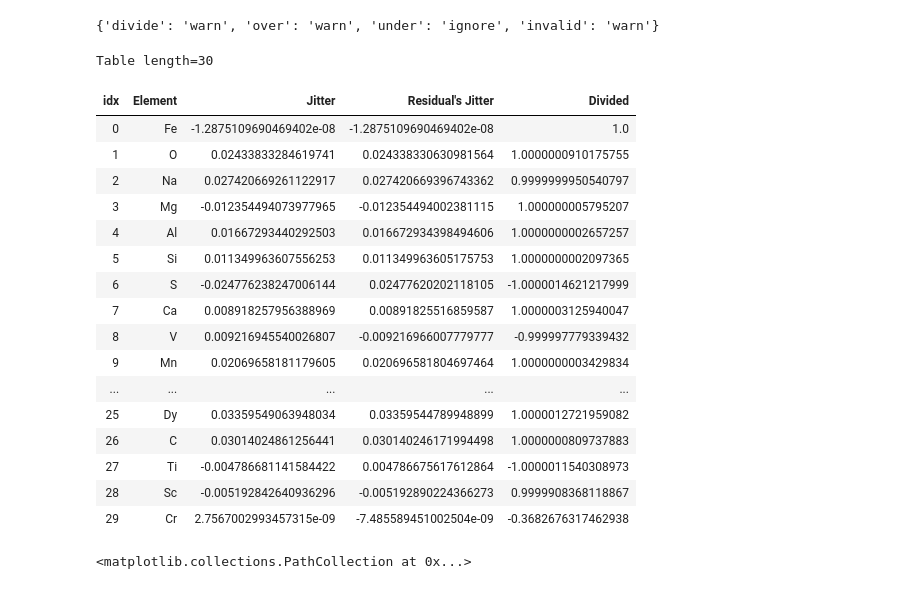
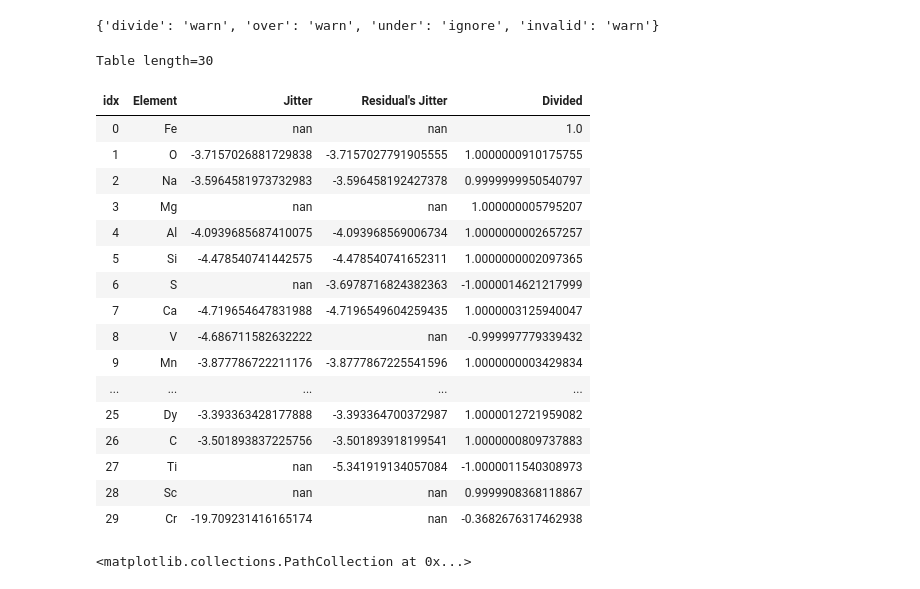
Before and after one commit to ilanadoran23/cca2019, a Jupyter notebook: 1D and 2D Likelihoods.ipynb, the cells around one changed output. Drawn from its saved outputs; the diff is of its cells as text; code cells hidden in the pictures.

```diff
--- a/1D and 2D Likelihoods.ipynb
+++ b/1D and 2D Likelihoods.ipynb
@@ -193,27 +193,27 @@ for r, name in enumerate(elements):
     residuals_jitter = scipy.optimize.minimize(nlnL, ig, args = (t['age'], age_abund_resid, t[name + '_err']))
     one_d_residuals_jitter.append(residuals_jitter['x'][2])
 # %%
-Table([elements, one_d_jitter, one_d_residuals_jitter, np.array(one_d_jitter)/np.array(one_d_residuals_jitter)],
+Table([elements, np.log(one_d_jitter), np.log(one_d_residuals_jitter), np.array(one_d_jitter)/np.array(one_d_residuals_jitter)],
       names = ('Element','Jitter', "Residual's Jitter", 'Divided')).show_in_notebook()
 # %% [output]
 Table length=30
 | idx | Element | Jitter | Residual's Jitter | Divided |
-| 0 | Fe | -1.2875109690469402e-08 | -1.2875109690469402e-08 | 1.0 |
-| 1 | O | 0.02433833284619741 | 0.024338330630981564 | 1.0000000910175755 |
-| 2 | Na | 0.027420669261122917 | 0.027420669396743362 | 0.9999999950540797 |
-| 3 | Mg | -0.012354494073977965 | -0.012354494002381115 | 1.000000005795207 |
-| 4 | Al | 0.01667293440292503 | 0.016672934398494606 | 1.0000000002657257 |
-| 5 | Si | 0.011349963607556253 | 0.011349963605175753 | 1.0000000002097365 |
-| 6 | S | -0.024776238247006144 | 0.02477620202118105 | -1.0000014621217999 |
-| 7 | Ca | 0.008918257956388969 | 0.00891825516859587 | 1.0000003125940047 |
-| 8 | V | 0.009216945540026807 | -0.009216966007779777 | -0.999997779339432 |
-| 9 | Mn | 0.02069658181179605 | 0.020696581804697464 | 1.0000000003429834 |
+| 0 | Fe | nan | nan | 1.0 |
+| 1 | O | -3.7157026881729838 | -3.7157027791905555 | 1.0000000910175755 |
+| 2 | Na | -3.5964581973732983 | -3.596458192427378 | 0.9999999950540797 |
+| 3 | Mg | nan | nan | 1.000000005795207 |
+| 4 | Al | -4.0939685687410075 | -4.093968569006734 | 1.0000000002657257 |
+| 5 | Si | -4.478540741442575 | -4.478540741652311 | 1.0000000002097365 |
+| 6 | S | nan | -3.6978716824382363 | -1.0000014621217999 |
+| 7 | Ca | -4.719654647831988 | -4.7196549604259435 | 1.0000003125940047 |
+| 8 | V | -4.686711582632222 | nan | -0.999997779339432 |
+| 9 | Mn | -3.877786722211176 | -3.8777867225541596 | 1.0000000003429834 |
 | ... | ... | ... | ... | ... |
-| 25 | Dy | 0.03359549063948034 | 0.03359544789948899 | 1.0000012721959082 |
-| 26 | C | 0.03014024861256441 | 0.030140246171994498 | 1.0000000809737883 |
-| 27 | Ti | -0.004786681141584422 | 0.004786675617612864 | -1.0000011540308973 |
-| 28 | Sc | -0.005192842640936296 | -0.005192890224366273 | 0.9999908368118867 |
-| 29 | Cr | 2.7567002993457315e-09 | -7.485589451002504e-09 | -0.3682676317462938 |
+| 25 | Dy | -3.393363428177888 | -3.393364700372987 | 1.0000012721959082 |
+| 26 | C | -3.501893837225756 | -3.501893918199541 | 1.0000000809737883 |
+| 27 | Ti | nan | -5.341919134057084 | -1.0000011540308973 |
+| 28 | Sc | nan | nan | 0.9999908368118867 |
+| 29 | Cr | -19.709231416165174 | nan | -0.3682676317462938 |
 # %%
 plt.scatter(np.absolute(np.array(one_d_jitter)), np.absolute(np.array(one_d_residuals_jitter)))
 # %% [output]
```
Also changed, not shown: parts of 2 cells of this notebook, 33 other files.
